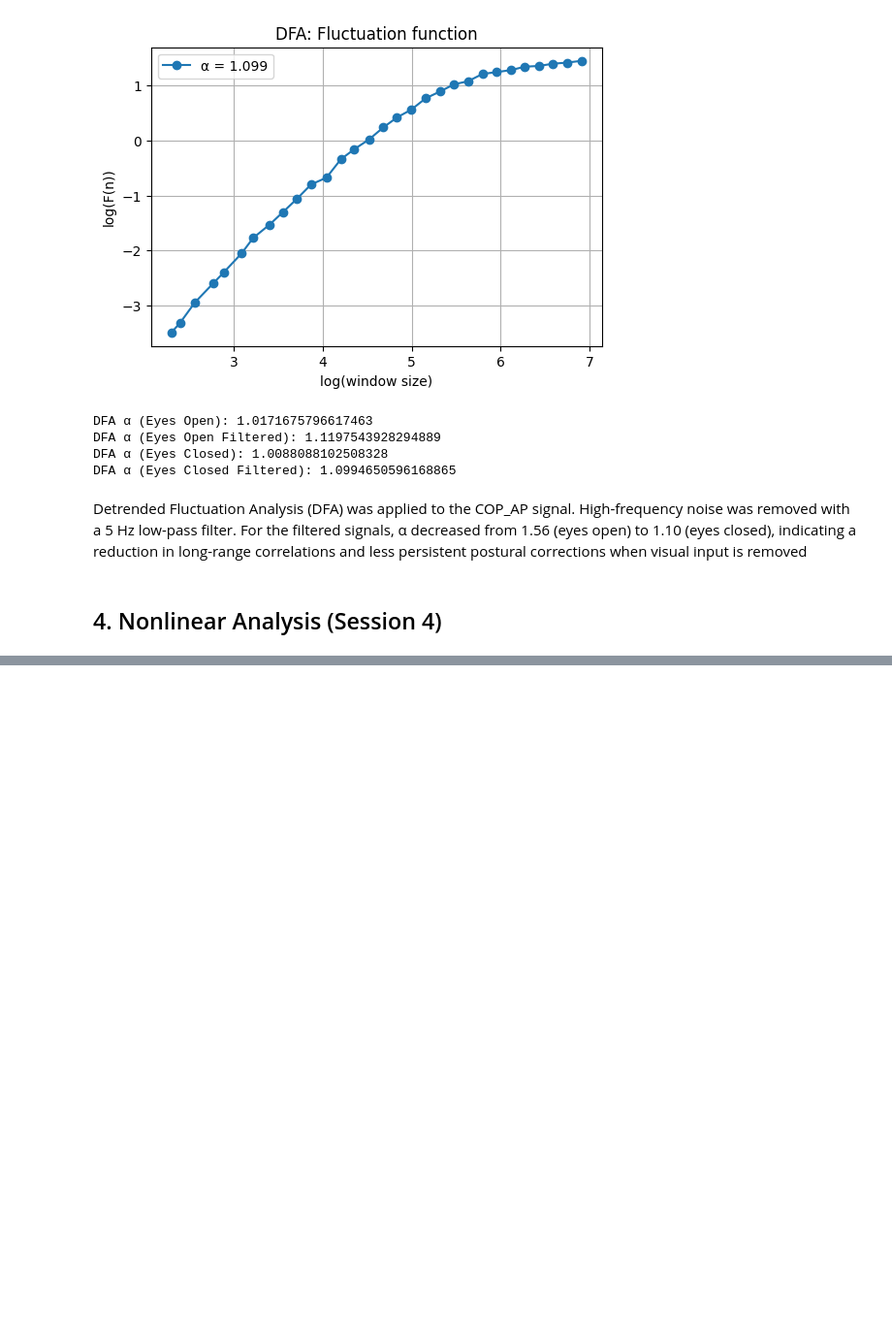
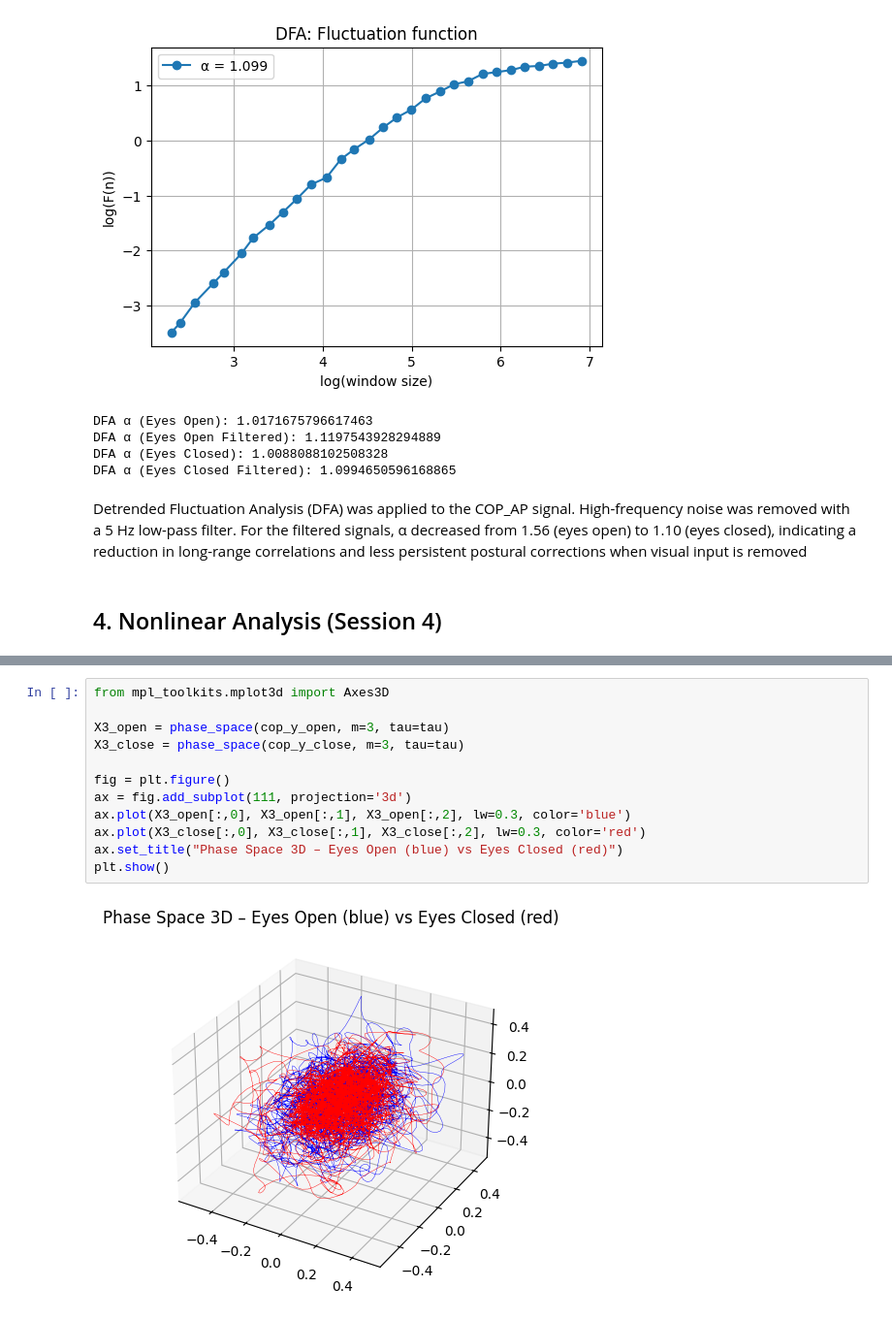
Before and after one commit to TheoLec-student/Time-Series-Analysis-of-Physiological-and-Human-Movement-Data, a Jupyter notebook: main.ipynb, the cells around one changed output, grey strips where cells are left out. Shown at 97% size. Drawn from its saved outputs; the diff is of its cells as text; blank space fills up the shorter version.

```diff
--- a/main.ipynb
+++ b/main.ipynb
@@ -619,0 +660,14 @@ Detrended Fluctuation Analysis (DFA) was applied to the COP_AP signal. High-freq
+# %%
+from mpl_toolkits.mplot3d import Axes3D
+
+X3_open = phase_space(cop_y_open, m=3, tau=tau)
+X3_close = phase_space(cop_y_close, m=3, tau=tau)
+
+fig = plt.figure()
+ax = fig.add_subplot(111, projection='3d')
+ax.plot(X3_open[:,0], X3_open[:,1], X3_open[:,2], lw=0.3, color='blue')
+ax.plot(X3_close[:,0], X3_close[:,1], X3_close[:,2], lw=0.3, color='red')
+ax.set_title("Phase Space 3D – Eyes Open (blue) vs Eyes Closed (red)")
+plt.show()
+# %% [output]
+[figure, added]
```
Also changed, not shown: parts of 6 cells of this notebook.
